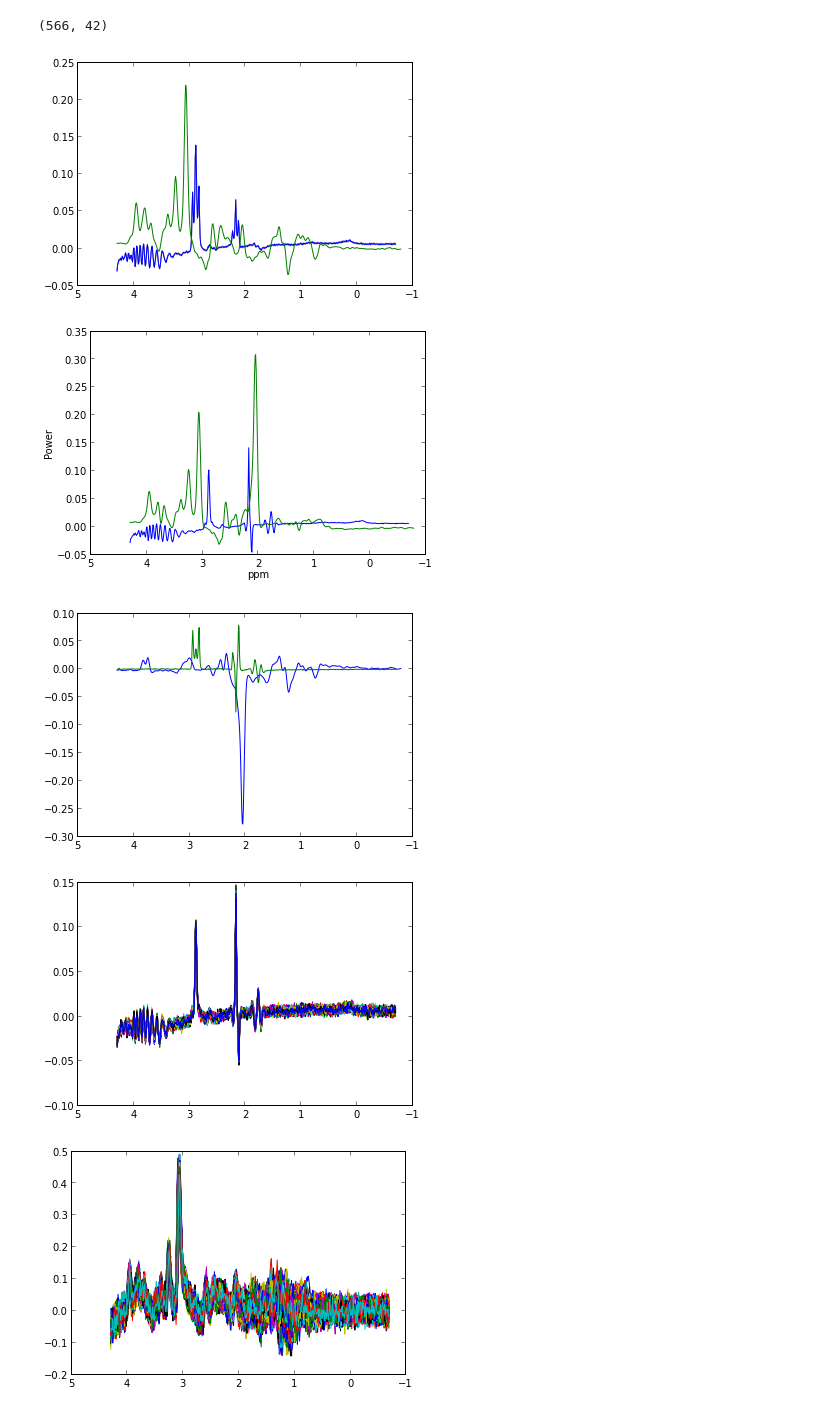
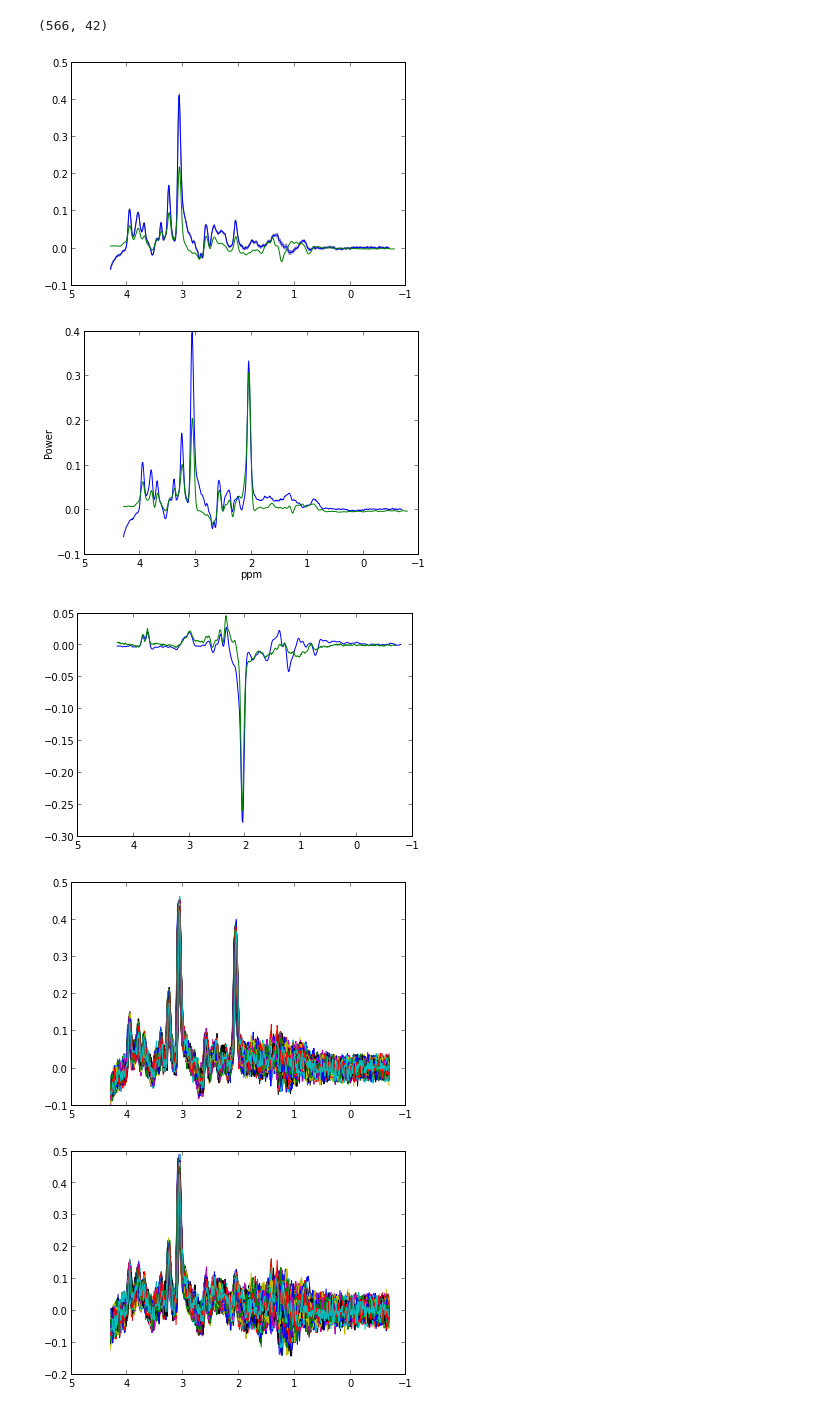
Before and after one commit to cni/MRS, a Jupyter notebook: ipynb/get_the_gaba.ipynb, the cells around one changed output. Cells and saved outputs as stored; diff of their text form; code cells hidden in the pictures.

```diff
--- a/ipynb/get_the_gaba.ipynb
+++ b/ipynb/get_the_gaba.ipynb
@@ -18,7 +18,7 @@ import MRS.files as fi
 data_path = os.path.join(MRS.__path__[0] , 'data')
 data_files = ['mrs_P71680.7', 'mrs_P76288.7', 'pure_gaba_P64024.7', 'P58368.7', 'P11111.7']
 # Read from the p-file:
-data = fi.get_data(os.path.join(data_path, data_files[-3]))
+data = fi.get_data(os.path.join(data_path, data_files[-2]))
 # %%
 # Combine the data from the different coils, weighting each one by RMS, and aligning their phases:
 w_data, w_supp_data = ana.coil_combine(data.squeeze())
@@ -105,22 +105,22 @@ ax.invert_xaxis()
 #ax.plot(f_ppm[:c1.shape[-1]], c2)
 #ax.invert_xaxis()
 # %% [output]
-[figure, old version]
+[figure, new version]
-[figure, old version]
+[figure, new version]
 # %%
 fig, ax = plt.subplots(1)
 ax.plot(f_ppm[idx1:c1.shape[-1]+idx1], c2-c1)
-ax.plot(f_ppm[idx], -np.mean((echo1-echo2)[:, idx].T, -1))
+ax.plot(f_ppm[idx], np.mean((echo2-echo1)[:, idx].T, -1))
 
 ax.invert_xaxis()
 # %% [output]
-[figure, old version]
+[figure, new version]
 # %%
 fig, ax = plt.subplots(1)
 ax.plot(f_ppm[idx], echo1[:, idx].T)
 ax.invert_xaxis()
 # %% [output]
-[figure, old version]
+[figure, new version]
 # %%
 fig, ax = plt.subplots(1)
 ax.plot(f_ppm[idx], echo2[:, idx].T)
```
Also changed, not shown: parts of 1 cell of this notebook, 1 other file.
